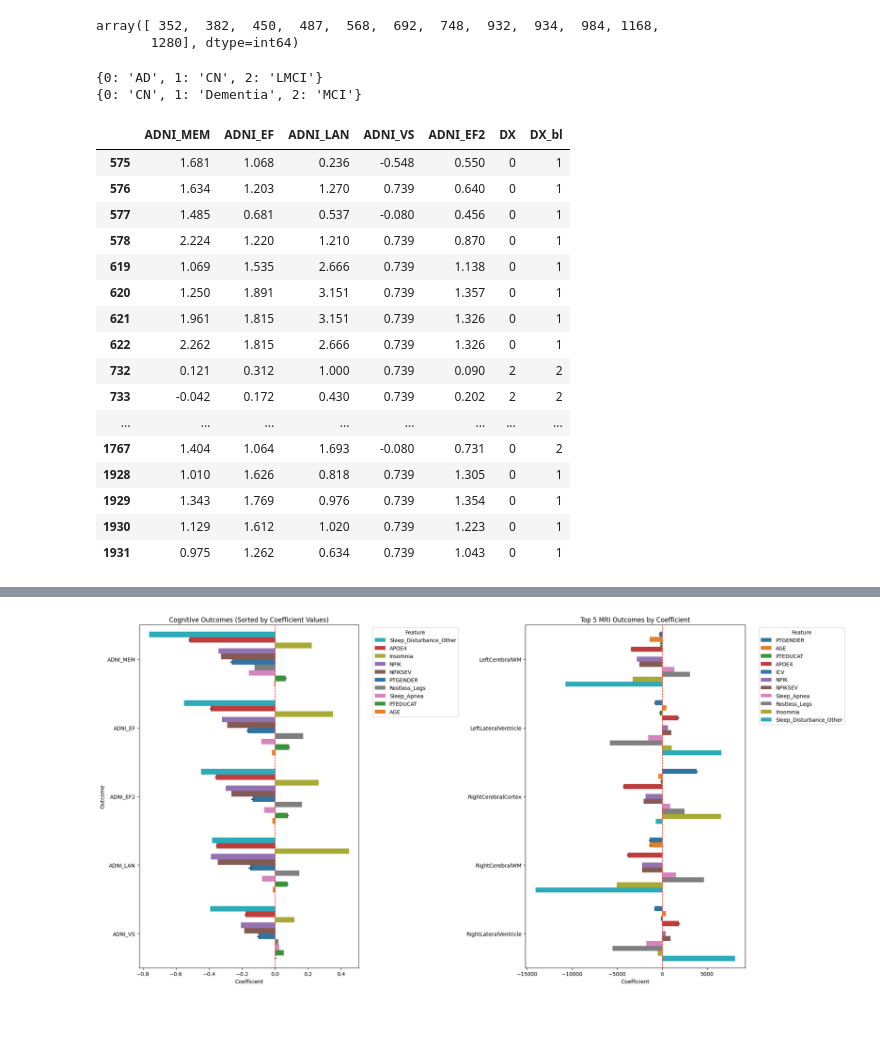
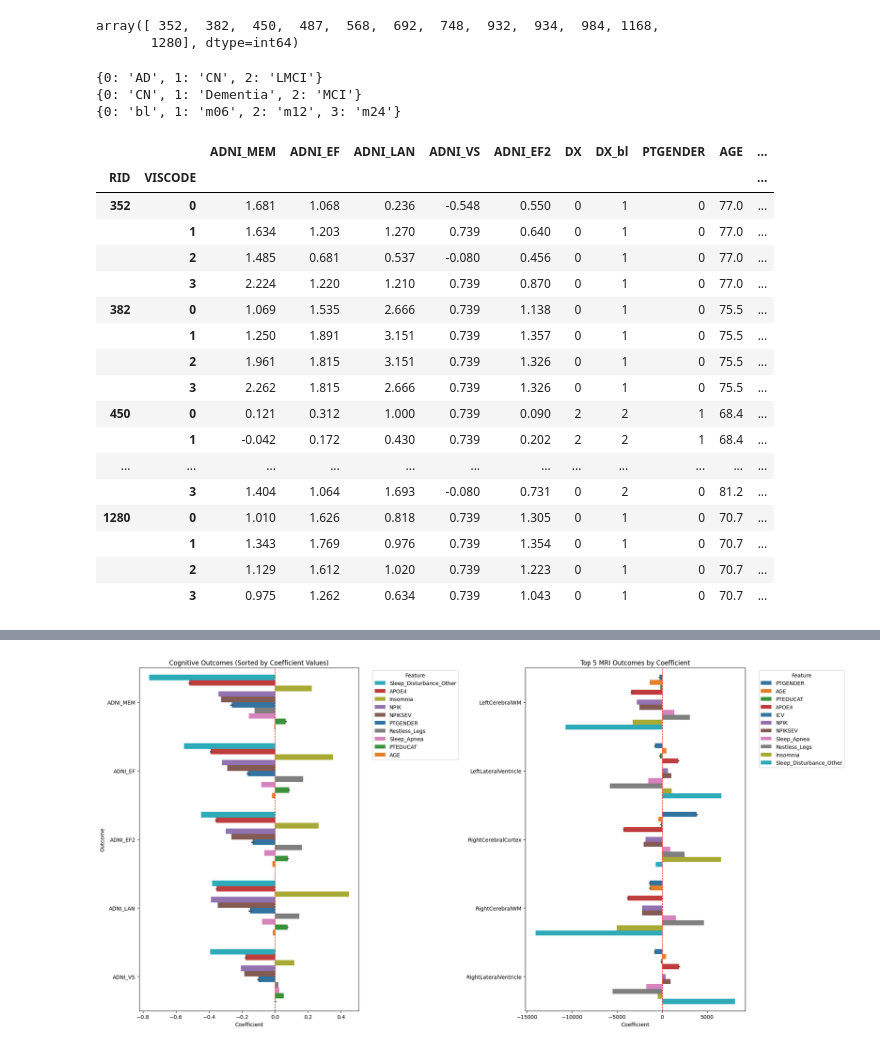
Before and after one commit to Da4kek/AD-Sleep, a Jupyter notebook: modeling-2.ipynb, the cells around one changed output, grey strips where cells are left out. Saved outputs shown, nothing was run; the diff lists cells and outputs as text; code cells hidden in the pictures; blank space fills up the shorter version.

Commit message:
Confirming Insomnia update

```diff
--- a/modeling-2.ipynb
+++ b/modeling-2.ipynb
@@ -291,29 +291,32 @@ array([ 352,  382,  450,  487,  568,  692,  748,  932,  934,  984, 1168,
 # %%
 print(dict(enumerate(label_encoders['DX_bl'].classes_)))
 print(dict(enumerate(label_encoders['DX'].classes_)))
+print(dict(enumerate(label_encoders['VISCODE'].classes_)))
 # %% [output]
 {0: 'AD', 1: 'CN', 2: 'LMCI'}
 {0: 'CN', 1: 'Dementia', 2: 'MCI'}
+{0: 'bl', 1: 'm06', 2: 'm12', 3: 'm24'}
 # %%
-merge_norm[merge_norm['RID'].isin(sleep_data[sleep_data['Insomnia'] == 1]['RID'].unique())].drop(['MHDESC'],axis=1)[cognitive_outcomes + ['DX','DX_bl']]
+merge_norm[merge_norm['RID'].isin(sleep_data[sleep_data['Insomnia'] == 1]['RID'].unique())].drop(['MHDESC'],axis=1)[cognitive_outcomes + ['DX','DX_bl','RID','VISCODE'] + predictorsmri].groupby(['RID','VISCODE']).first()
 # %% [output]
-|  | ADNI_MEM | ADNI_EF | ADNI_LAN | ADNI_VS | ADNI_EF2 | DX | DX_bl |
-| 575 | 1.681 | 1.068 | 0.236 | -0.548 | 0.550 | 0 | 1 |
-| 576 | 1.634 | 1.203 | 1.270 | 0.739 | 0.640 | 0 | 1 |
-| 577 | 1.485 | 0.681 | 0.537 | -0.080 | 0.456 | 0 | 1 |
-| 578 | 2.224 | 1.220 | 1.210 | 0.739 | 0.870 | 0 | 1 |
-| 619 | 1.069 | 1.535 | 2.666 | 0.739 | 1.138 | 0 | 1 |
-| 620 | 1.250 | 1.891 | 3.151 | 0.739 | 1.357 | 0 | 1 |
-| 621 | 1.961 | 1.815 | 3.151 | 0.739 | 1.326 | 0 | 1 |
-| 622 | 2.262 | 1.815 | 2.666 | 0.739 | 1.326 | 0 | 1 |
-| 732 | 0.121 | 0.312 | 1.000 | 0.739 | 0.090 | 2 | 2 |
-| 733 | -0.042 | 0.172 | 0.430 | 0.739 | 0.202 | 2 | 2 |
-| ... | ... | ... | ... | ... | ... | ... | ... |
-| 1767 | 1.404 | 1.064 | 1.693 | -0.080 | 0.731 | 0 | 2 |
-| 1928 | 1.010 | 1.626 | 0.818 | 0.739 | 1.305 | 0 | 1 |
-| 1929 | 1.343 | 1.769 | 0.976 | 0.739 | 1.354 | 0 | 1 |
-| 1930 | 1.129 | 1.612 | 1.020 | 0.739 | 1.223 | 0 | 1 |
-| 1931 | 0.975 | 1.262 | 0.634 | 0.739 | 1.043 | 0 | 1 |
+|  |  | ADNI_MEM | ADNI_EF | ADNI_LAN | ADNI_VS | ADNI_EF2 | DX | DX_bl | PTGENDER | AGE | ... |
+| RID | VISCODE |  |  |  |  |  |  |  |  |  | ... |
+| 352 | 0 | 1.681 | 1.068 | 0.236 | -0.548 | 0.550 | 0 | 1 | 0 | 77.0 | ... |
+|  | 1 | 1.634 | 1.203 | 1.270 | 0.739 | 0.640 | 0 | 1 | 0 | 77.0 | ... |
+|  | 2 | 1.485 | 0.681 | 0.537 | -0.080 | 0.456 | 0 | 1 | 0 | 77.0 | ... |
+|  | 3 | 2.224 | 1.220 | 1.210 | 0.739 | 0.870 | 0 | 1 | 0 | 77.0 | ... |
+| 382 | 0 | 1.069 | 1.535 | 2.666 | 0.739 | 1.138 | 0 | 1 | 0 | 75.5 | ... |
+|  | 1 | 1.250 | 1.891 | 3.151 | 0.739 | 1.357 | 0 | 1 | 0 | 75.5 | ... |
+|  | 2 | 1.961 | 1.815 | 3.151 | 0.739 | 1.326 | 0 | 1 | 0 | 75.5 | ... |
+|  | 3 | 2.262 | 1.815 | 2.666 | 0.739 | 1.326 | 0 | 1 | 0 | 75.5 | ... |
+| 450 | 0 | 0.121 | 0.312 | 1.000 | 0.739 | 0.090 | 2 | 2 | 1 | 68.4 | ... |
+|  | 1 | -0.042 | 0.172 | 0.430 | 0.739 | 0.202 | 2 | 2 | 1 | 68.4 | ... |
+| ... | ... | ... | ... | ... | ... | ... | ... | ... | ... | ... | ... |
+|  | 3 | 1.404 | 1.064 | 1.693 | -0.080 | 0.731 | 0 | 2 | 0 | 81.2 | ... |
+| 1280 | 0 | 1.010 | 1.626 | 0.818 | 0.739 | 1.305 | 0 | 1 | 0 | 70.7 | ... |
+|  | 1 | 1.343 | 1.769 | 0.976 | 0.739 | 1.354 | 0 | 1 | 0 | 70.7 | ... |
+|  | 2 | 1.129 | 1.612 | 1.020 | 0.739 | 1.223 | 0 | 1 | 0 | 70.7 | ... |
+|  | 3 | 0.975 | 1.262 | 0.634 | 0.739 | 1.043 | 0 | 1 | 0 | 70.7 | ... |
 # %%
 OLS_results_cognitive = []
 OLS_results_mri = []
```
